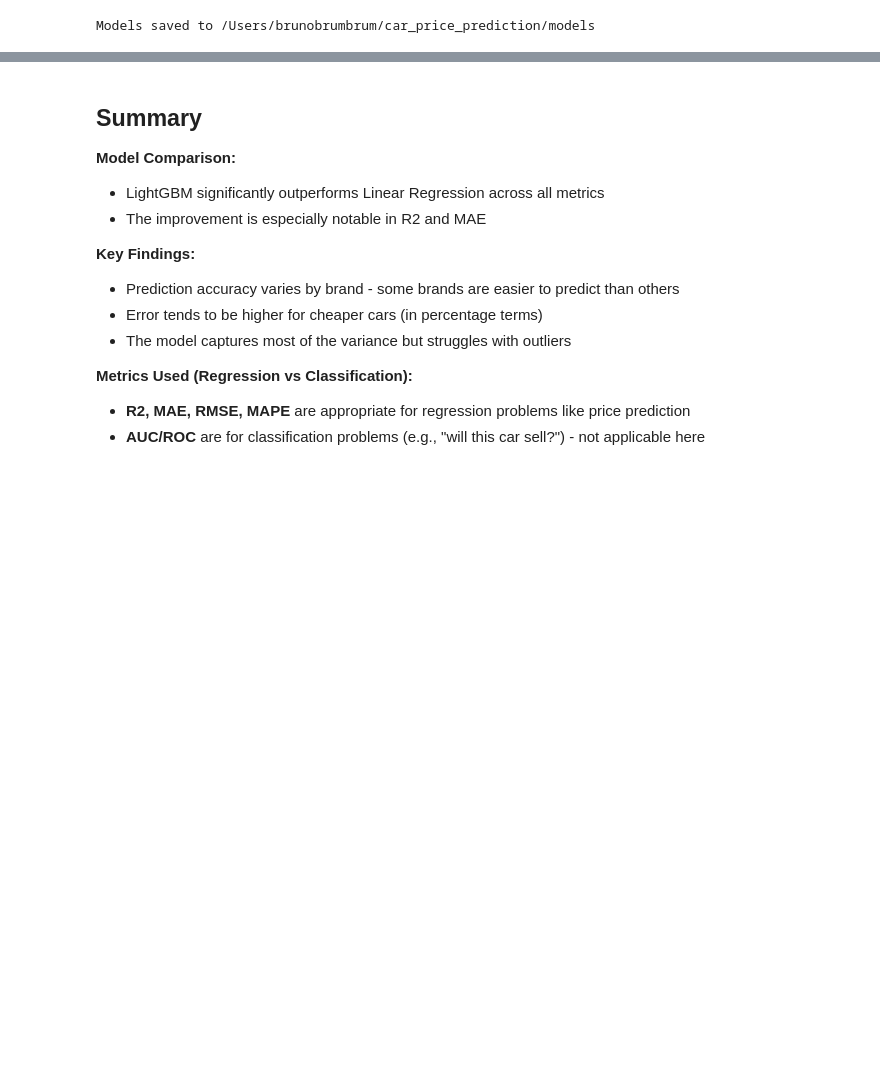
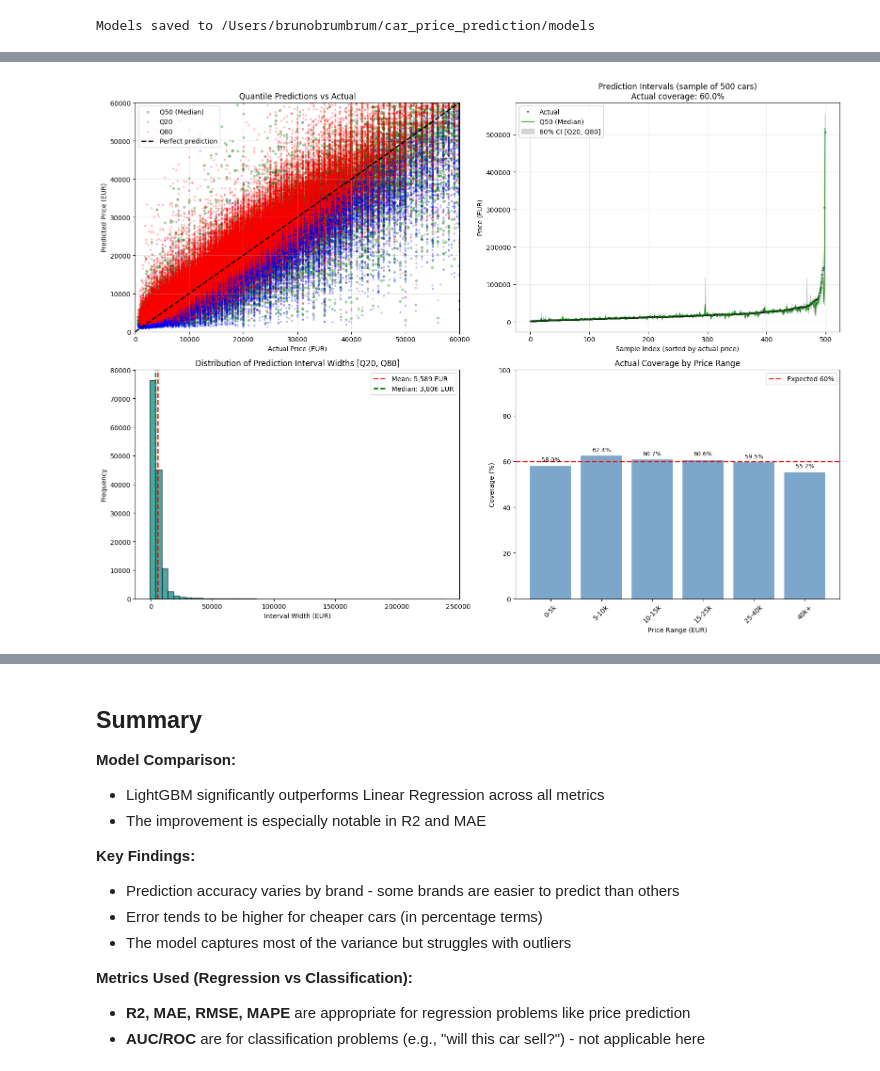
Before and after one commit to brunothefirst/car_price_prediction, a Jupyter notebook: notebooks/04_basic_modeling.ipynb, the cells around one changed output, grey strips where cells are left out. Drawn from its saved outputs; the diff is of its cells as text; code cells hidden in the pictures; blank space fills up the shorter version.

```diff
--- a/notebooks/04_basic_modeling.ipynb
+++ b/notebooks/04_basic_modeling.ipynb
@@ -767,0 +995,80 @@ Models saved to /Users/brunobrumbrum/car_price_prediction/models
+# %%
+# Visualize quantile predictions and intervals
+fig, axes = plt.subplots(2, 2, figsize=(16, 12))
+
+# Plot 1: All three quantile predictions vs actual
+ax1 = axes[0, 0]
+max_val = 60000
+ax1.scatter(y_test, y_pred_q50, alpha=0.3, s=10, color='green', label='Q50 (Median)')
+ax1.scatter(y_test, y_pred_q20, alpha=0.2, s=5, color='blue', label='Q20')
+ax1.scatter(y_test, y_pred_q80, alpha=0.2, s=5, color='red', label='Q80')
+ax1.plot([0, max_val], [0, max_val], 'k--', lw=2, label='Perfect prediction')
+ax1.set_xlabel('Actual Price (EUR)')
+ax1.set_ylabel('Predicted Price (EUR)')
+ax1.set_title('Quantile Predictions vs Actual')
+ax1.set_xlim(0, max_val)
+ax1.set_ylim(0, max_val)
+ax1.legend()
+ax1.grid(alpha=0.3)
+
+# Plot 2: Prediction intervals visualization (sample of 500 points)
+ax2 = axes[0, 1]
+sample_size = 500
+sample_idx = np.random.choice(len(y_test), sample_size, replace=False)
+sample_idx_sorted = sample_idx[np.argsort(y_test[sample_idx])]
+
+x_pos = np.arange(sample_size)
+ax2.plot(x_pos, y_test[sample_idx_sorted], 'ko', markersize=2, label='Actual', alpha=0.5)
+ax2.plot(x_pos, y_pred_q50[sample_idx_sorted], color='green', linewidth=1, label='Q50 (Median)')
+ax2.fill_between(x_pos, y_pred_q20[sample_idx_sorted], y_pred_q80[sample_idx_sorted],
+                  alpha=0.3, color='gray', label='60% CI [Q20, Q80]')
+ax2.set_xlabel('Sample Index (sorted by actual price)')
+ax2.set_ylabel('Price (EUR)')
+ax2.set_title(f'Prediction Intervals (sample of {sample_size} cars)\nActual coverage: {coverage:.1f}%')
+ax2.legend()
+ax2.grid(alpha=0.3)
+
+# Plot 3: Interval width distribution
+ax3 = axes[1, 0]
+ax3.hist(interval_widths, bins=50, alpha=0.7, color='teal', edgecolor='black')
+ax3.axvline(np.mean(interval_widths), color='red', linestyle='--', lw=2, label=f'Mean: {np.mean(interval_widths):,.0f} EUR')
+ax3.axvline(np.median(interval_widths), color='green', linestyle='--', lw=2, label=f'Median: {np.median(interval_widths):,.0f} EUR')
+ax3.set_xlabel('Interval Width (EUR)')
+ax3.set_ylabel('Frequency')
+ax3.set_title('Distribution of Prediction Interval Widths [Q20, Q80]')
+ax3.legend()
+
+# Plot 4: Coverage by price range
+ax4 = axes[1, 1]
+price_bins = pd.cut(y_test, bins=[0, 5000, 10000, 15000, 25000, 40000, 100000],
+                    labels=['0-5k', '5-10k', '10-15k', '15-25k', '25-40k', '40k+'])
+coverage_by_price = pd.DataFrame({
+    'price_range': price_bins,
+    'in_interval': (y_test >= y_pred_q20) & (y_test <= y_pred_q80),
+    'interval_width': interval_widths
+})
+coverage_summary = coverage_by_price.groupby('price_range').agg({
+    'in_interval': lambda x: np.mean(x) * 100,
+    'interval_width': 'mean'
+}).reset_index()
+
+x_pos = np.arange(len(coverage_summary))
+bars = ax4.bar(x_pos, coverage_summary['in_interval'], color='steelblue', alpha=0.7)
+ax4.axhline(y=60, color='red', linestyle='--', lw=2, label='Expected 60%')
+ax4.set_xlabel('Price Range (EUR)')
+ax4.set_ylabel('Coverage (%)')
+ax4.set_title('Actual Coverage by Price Range')
+ax4.set_xticks(x_pos)
+ax4.set_xticklabels(coverage_summary['price_range'].astype(str), rotation=45)
+ax4.set_ylim(0, 100)
+ax4.legend()
+
+# Add value labels on bars
+for i, (bar, val) in enumerate(zip(bars, coverage_summary['in_interval'])):
+    ax4.text(bar.get_x() + bar.get_width()/2, val + 2, f'{val:.1f}%',
+             ha='center', fontsize=9)
+
+plt.tight_layout()
+plt.show()
+# %% [output]
+[figure, added]
```
Also changed, not shown: parts of 31 cells of this notebook, 2 other files.
